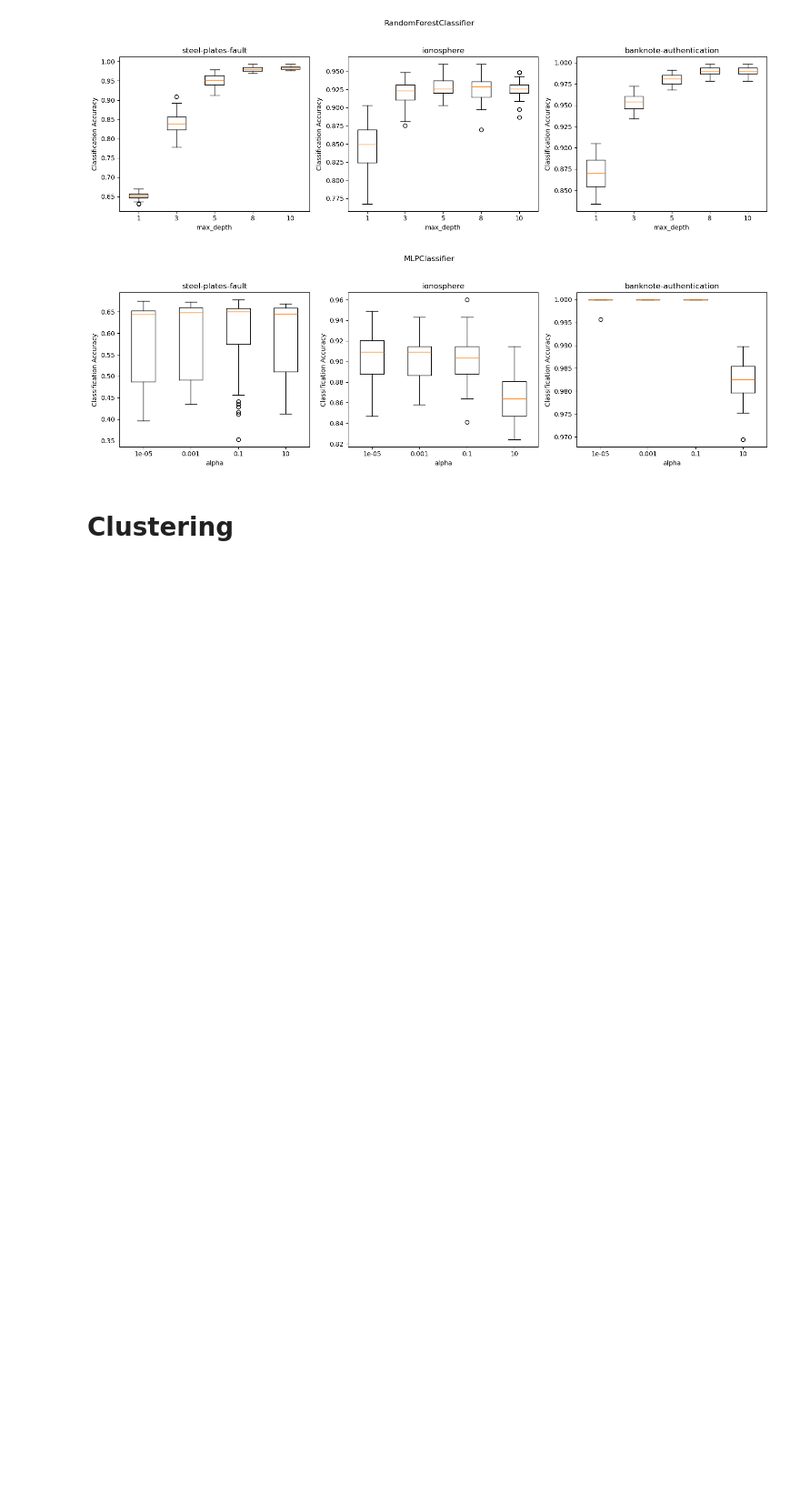
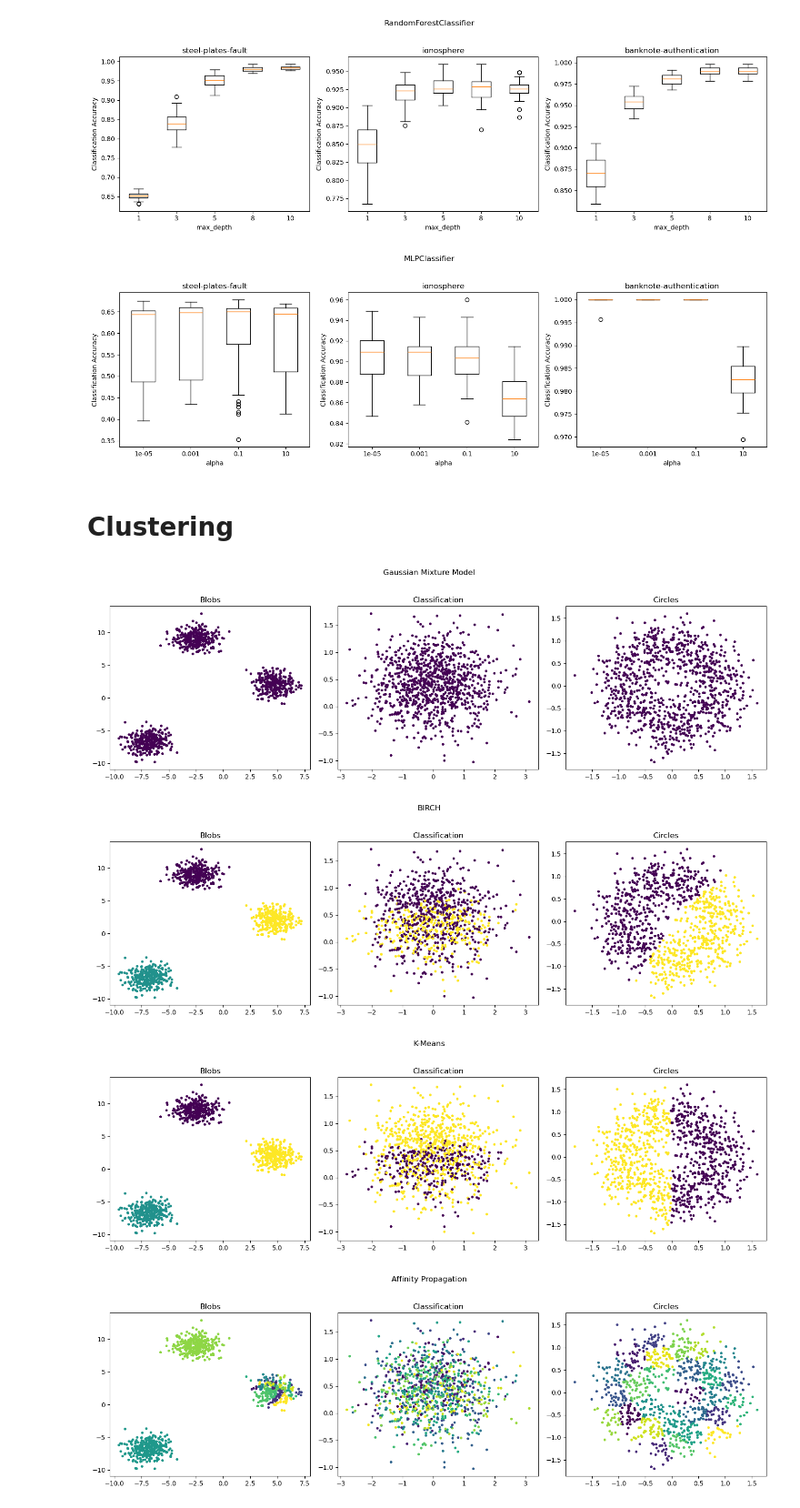
Before and after one commit to Naomi-Parte/AIML-Algorithms, a Jupyter notebook: datasets/classifications.ipynb, the cells around one changed output. Shown at 91% size. Saved outputs shown, nothing was run; the diff lists cells and outputs as text; code cells hidden in the pictures; blank space fills up the shorter version.

Commit message:
number of clusters passed as an argument to algorithm

```diff
--- a/datasets/classifications.ipynb
+++ b/datasets/classifications.ipynb
@@ -234,26 +223,31 @@ def get_algo(algo_name, cluster):
     return algo_dict.get(algo_name, None)
 # %%
 
-for algo_name in clustering_algorithms.items():
+for algo_name in clustering_algorithms:
 
     fig, axes = plt.subplots(1, len(cluster_datasets), figsize=(15, 5))
     fig.suptitle(algo_name)
 
     for i, (dataset_name, (X, y)) in enumerate(cluster_datasets.items()):
 
         n_clusters = len(np.unique(y))
         algorithm = get_algo(algo_name, n_clusters)
         algorithm.fit(X)
 
         if algo_name == "Gaussian Mixture Model":
             clusters = algorithm.predict(X)
         else:
             clusters = algorithm.labels_
 
         ax = axes[i]
         ax.set_title(f'{dataset_name}')
         ax.scatter(X[:, 0], X[:, 1], c=clusters, cmap='viridis', marker='.')
         #sns.scatterplot(x=datasets[dataset_name][0][:, 0], y=datasets[dataset_name][0][:, 1], hue=clusters, palette='viridis', ax=ax, legend=None, s=50)
 
     plt.tight_layout(rect=[0, 0.03, 1, 0.95])
     plt.show()
+# %% [output]
+[figure, added]
+[figure, added]
+[figure, added]
+[figure, added]
```
Also changed, not shown: parts of 3 cells of this notebook.
